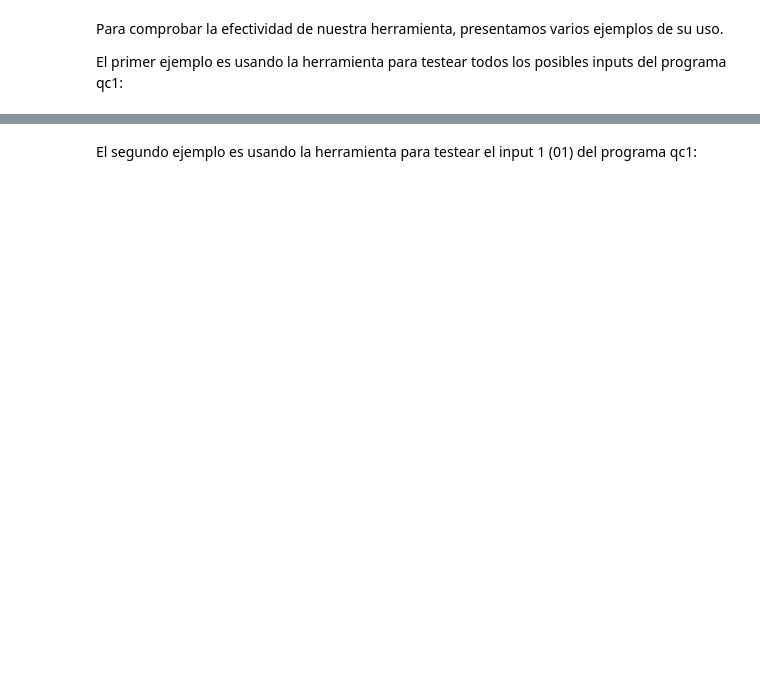
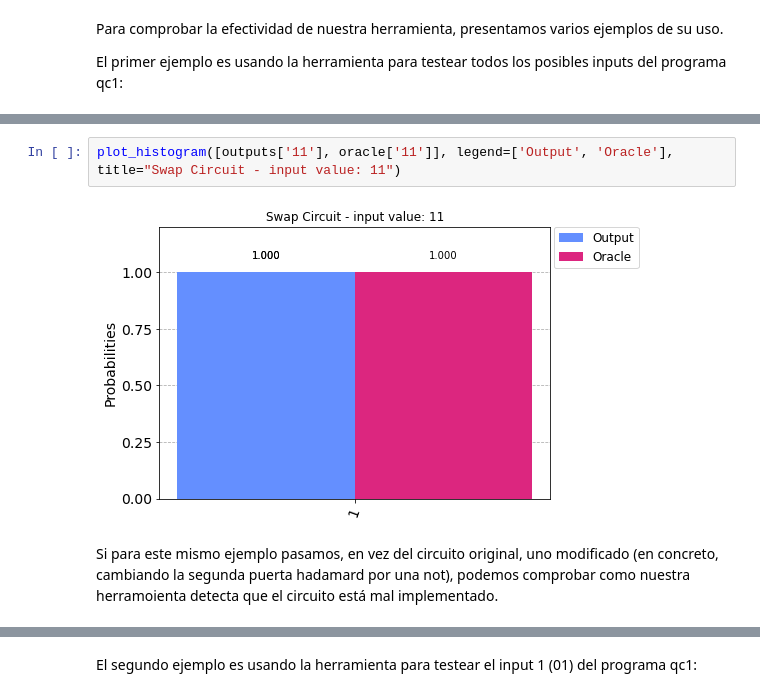
Before and after one commit to Colosu/QPTT, a Jupyter notebook: QPTT.ipynb, the cells around one changed output, grey strips where cells are left out. Saved outputs shown, nothing was run; the diff lists cells and outputs as text; blank space fills up the shorter version.

```diff
--- a/QPTT.ipynb
+++ b/QPTT.ipynb
@@ -259,0 +285,6 @@ Circuit passed evaluation for input [1, 1].
+# %%
+plot_histogram([outputs['11'], oracle['11']], legend=['Output', 'Oracle'], title="Swap Circuit - input value: 11")
+# %% [output]
+[figure, added]
+# %% [markdown]
+Si para este mismo ejemplo pasamos, en vez del circuito original, uno modificado (en concreto, cambiando la segunda puerta hadamard por una not), podemos comprobar como nuestra herramoienta detecta que el circuito está mal implementado.
```
Also changed, not shown: parts of 27 cells of this notebook, 1 other file.
